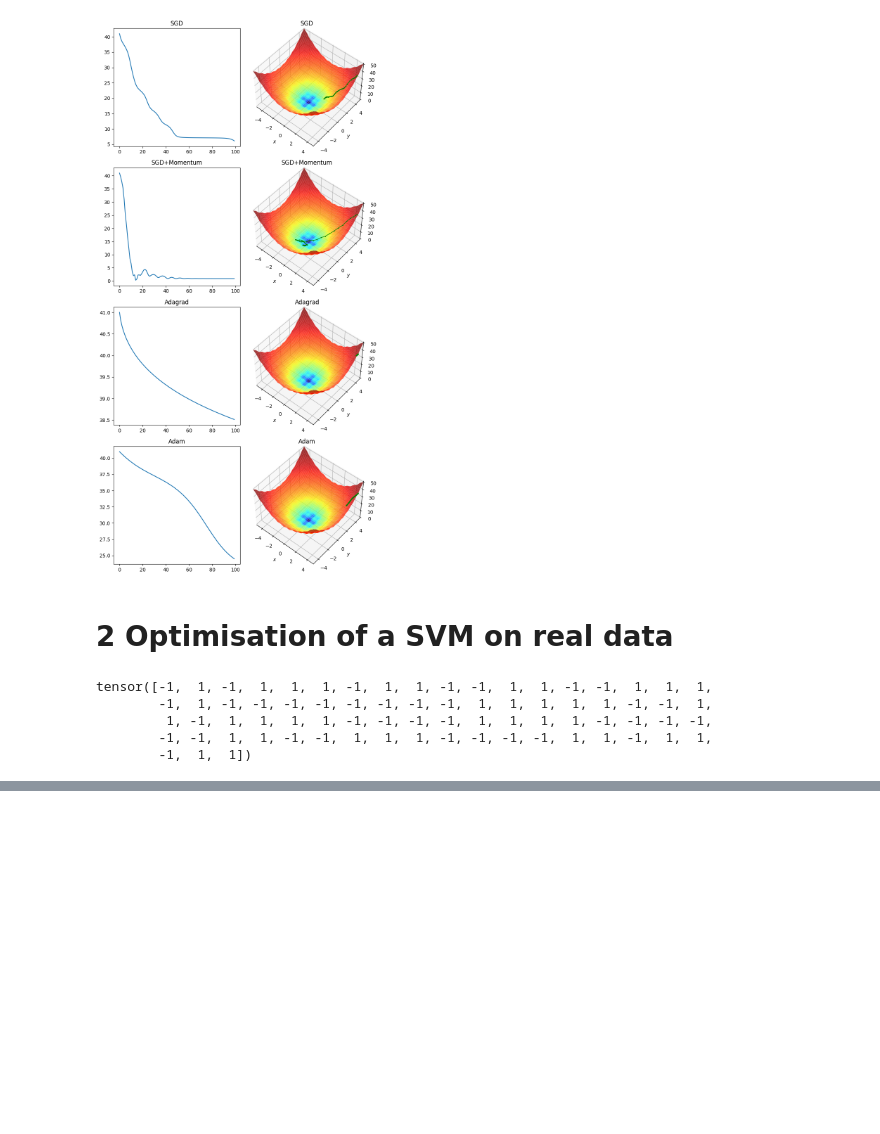
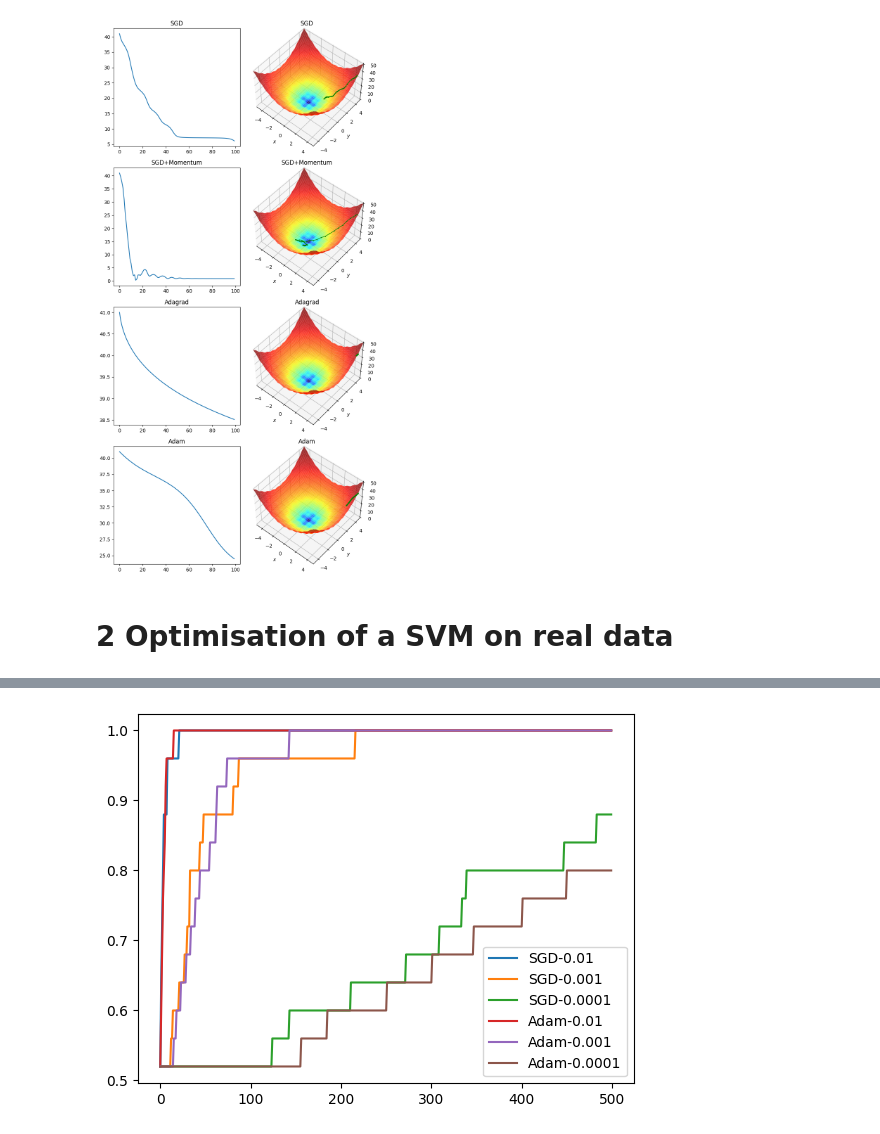
Before and after one commit to kurexi/ml-labs, a Jupyter notebook: Lab3_Exercise.ipynb, the cells around one changed output, grey strips where cells are left out. Saved outputs shown, nothing was run; the diff lists cells and outputs as text; code cells hidden in the pictures; blank space fills up the shorter version.

```diff
--- a/Lab3_Exercise.ipynb
+++ b/Lab3_Exercise.ipynb
@@ -131,15 +131,10 @@ targets_va = torch.tensor(df.iloc[75:, 5].values, dtype=torch.long)
 
 data_tr = alldata[:75]
 data_va = alldata[75:]
-# %%
-print(targets_tr)
-# %% [output]
-tensor([-1,  1, -1,  1,  1,  1, -1,  1,  1, -1, -1,  1,  1, -1, -1,  1,  1,  1,
-        -1,  1, -1, -1, -1, -1, -1, -1, -1, -1,  1,  1,  1,  1,  1, -1, -1,  1,
-         1, -1,  1,  1,  1,  1, -1, -1, -1, -1,  1,  1,  1,  1, -1, -1, -1, -1,
-        -1, -1,  1,  1, -1, -1,  1,  1,  1, -1, -1, -1, -1,  1,  1, -1,  1,  1,
-        -1,  1,  1])
 # %%
+import matplotlib.pyplot as plt
+import numpy as np
+
 def hinge_loss(y_pred, y_true):
     ones = torch.ones(y_true.shape)
     diff = ones - (y_pred*y_true)
@@ -150,10 +145,12 @@ def svm(x, w, b):
     return h
 
 def optimise_with(optimiser_recipe, num_epochs=100):
-  w = torch.randn((4), requires_grad=True)
-  b = torch.randn((1), requires_grad=True)
+  w = torch.tensor([0.0,0.0,0.0,0.0], requires_grad=True)
+  b = torch.tensor(0.5, requires_grad=True)
 
-  optimiser = optimiser_recipe([w])
+  optimiser = optimiser_recipe([w,b])
+
+  epoch_accuracy = []
 
   batch_size = 25
   for i in range(num_epochs):
@@ -166,7 +163,17 @@ def optimise_with(optimiser_recipe, num_epochs=100):
       loss.backward()
       optimiser.step()
 
-  return w.data, b.data
+    preds = predict(data_va, w.data, b.data)
+    acc = accuracy(preds, targets_va)
+    epoch_accuracy.append(acc)
+
+  return epoch_accuracy
+
+def predict(x, w, b):
+  preds = svm(x, w, b)
+  preds[preds > 0] = 1
+  preds[preds <= 0] = -1
+  return preds
 
 def accuracy(y_pred, y_true):
   return (y_pred == y_true).float().mean()
@@ -181,29 +188,31 @@ optimisers = {
     'Adam-0.0001': partial(Adam, lr=0.0001, weight_decay=0.0001)
 }
 
-accs = {}
+acc_for_type = {}
+
 for name, optimiser in optimisers.items():
-  w, b = optimise_with(optimiser, num_epochs=100)
+  validation_accs = optimise_with(optimiser, num_epochs=500)
 
-  # preditc
-  preds = svm(data_va, w, b)
-  preds[preds > 0] = 1
-  preds[preds <= 0] = -1
+  plt.plot(range(len(validation_accs)), validation_accs, label=name)
 
-  acc = accuracy(preds, targets_va)
-  print(f"Accuracy for {name}: {acc}")
+  acc_values = validation_accs
 
-  model_name = name.split('-')[0]
-  if not model_name in accs.keys():
-    accs[model_name] = [acc]
+  mean = sum(acc_values) / len(acc_values)
+  var = sum([(value - mean)**2 for value in acc_values]) / len(acc_values)
+  print(f"optimiser: {name}; expected accuracy: {mean};  accuracy variance: {var}")
+
+  opt_type = name.split('-')[0]
+  latest_value = validation_accs[-1]
+  if not opt_type in acc_for_type.keys():
+    acc_for_type[opt_type] = [latest_value]
   else:
-    accs[model_name].append(acc)
+    acc_for_type[opt_type].append(latest_value)
 
-print("---------")
-for name, acc_values in accs.items():
-  print(f"optimiser: {name}")
-  mean = sum(acc_values) / len(acc_values)
-  print(f" expected accuracy: {mean}")
-  var = sum([(value - mean)**2 for value in acc_values]) / len(acc_values)
-  print(f" accuracy variance: {var}")
+print("=========")
+for name, values in acc_for_type.items():
+  mean = sum(values) / len(values)
+  var = sum([(value - mean)**2 for value in values]) / len(values)
+  print(f"{name} - mean: {mean}; var: {var};")
+plt.legend()
+plt.show()
 # %% [output]
@@ -222,0 +228 @@ optimiser: Adam
+[figure, added]
```
Also changed, not shown: parts of 1 cell of this notebook.
